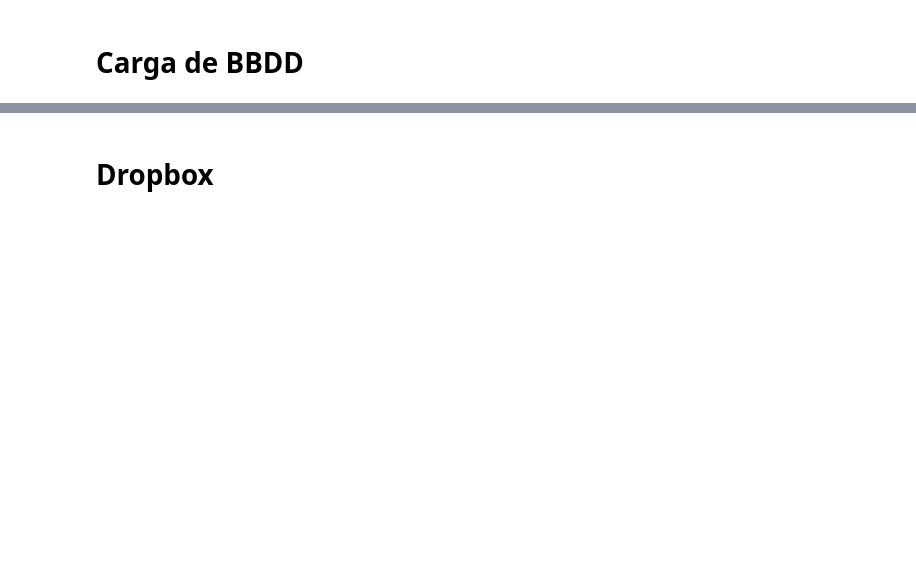
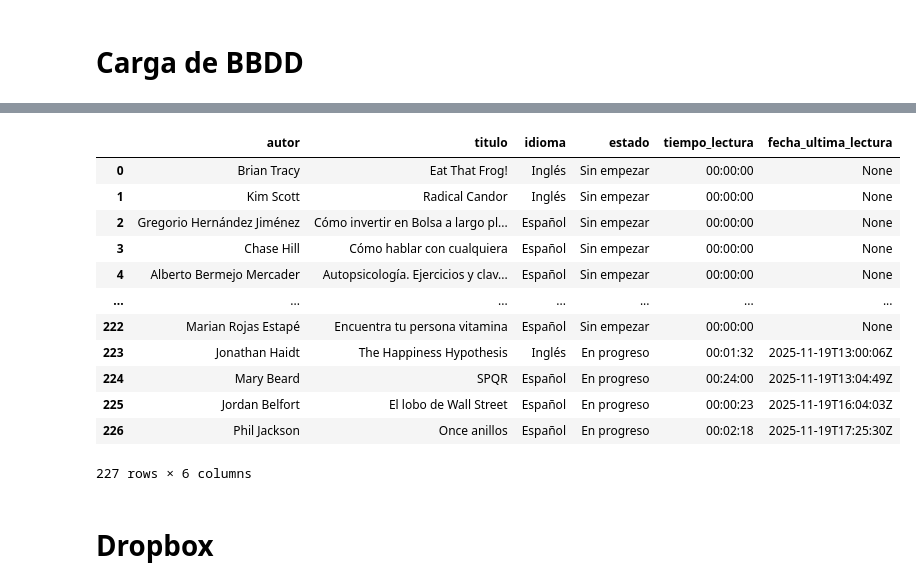
Before and after one commit to jaguirrepeman/koboannotations, a Jupyter notebook: notebook_kobo.ipynb, the cells around one changed output, grey strips where cells are left out. Saved outputs shown, nothing was run; the diff lists cells and outputs as text; code cells hidden in the pictures; blank space fills up the shorter version.

```diff
--- a/notebook_kobo.ipynb
+++ b/notebook_kobo.ipynb
@@ -11,7 +11,7 @@ pd.options.display.max_columns = None
 # %% [markdown]
 # Carga de BBDD
 # %%
-db_path = "KoboReader.sqlite"  # Ruta a tu archivo SQLite
+db_path = "data/KoboReader_nuevo.sqlite"  # Ruta a tu archivo SQLite
 db = SQLiteWrapper(db_path)
 db.connect()  # Establecer conexión
 anotaciones_df = db.get_annotations()
@@ -20,3 +26,19 @@ libros_ereader_df = db.get_books()
+# %%
+libros_ereader_df
+# %% [output]
+|  | autor | titulo | idioma | estado | tiempo_lectura | fecha_ultima_lectura |
+| 0 | Brian Tracy | Eat That Frog! | Inglés | Sin empezar | 00:00:00 | None |
+| 1 | Kim Scott | Radical Candor | Inglés | Sin empezar | 00:00:00 | None |
+| 2 | Gregorio Hernández Jiménez | Cómo invertir en Bolsa a largo pl... | Español | Sin empezar | 00:00:00 | None |
+| 3 | Chase Hill | Cómo hablar con cualquiera | Español | Sin empezar | 00:00:00 | None |
+| 4 | Alberto Bermejo Mercader | Autopsicología. Ejercicios y clav... | Español | Sin empezar | 00:00:00 | None |
+| ... | ... | ... | ... | ... | ... | ... |
+| 222 | Marian Rojas Estapé | Encuentra tu persona vitamina | Español | Sin empezar | 00:00:00 | None |
+| 223 | Jonathan Haidt | The Happiness Hypothesis | Inglés | En progreso | 00:01:32 | 2025-11-19T13:00:06Z |
+| 224 | Mary Beard | SPQR | Español | En progreso | 00:24:00 | 2025-11-19T13:04:49Z |
+| 225 | Jordan Belfort | El lobo de Wall Street | Español | En progreso | 00:00:23 | 2025-11-19T16:04:03Z |
+| 226 | Phil Jackson | Once anillos | Español | En progreso | 00:02:18 | 2025-11-19T17:25:30Z |
+227 rows × 6 columns
 # %% [markdown]
 # Dropbox
 # %%
```
Also changed, not shown: parts of 2 cells of this notebook, 6 other files.
